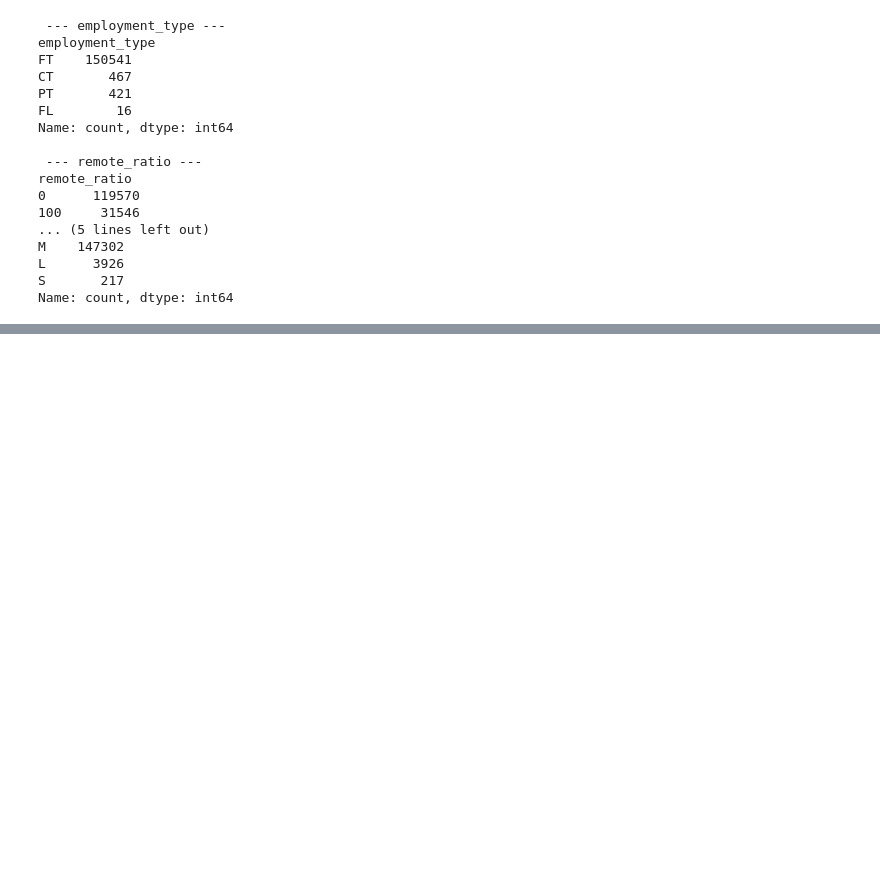
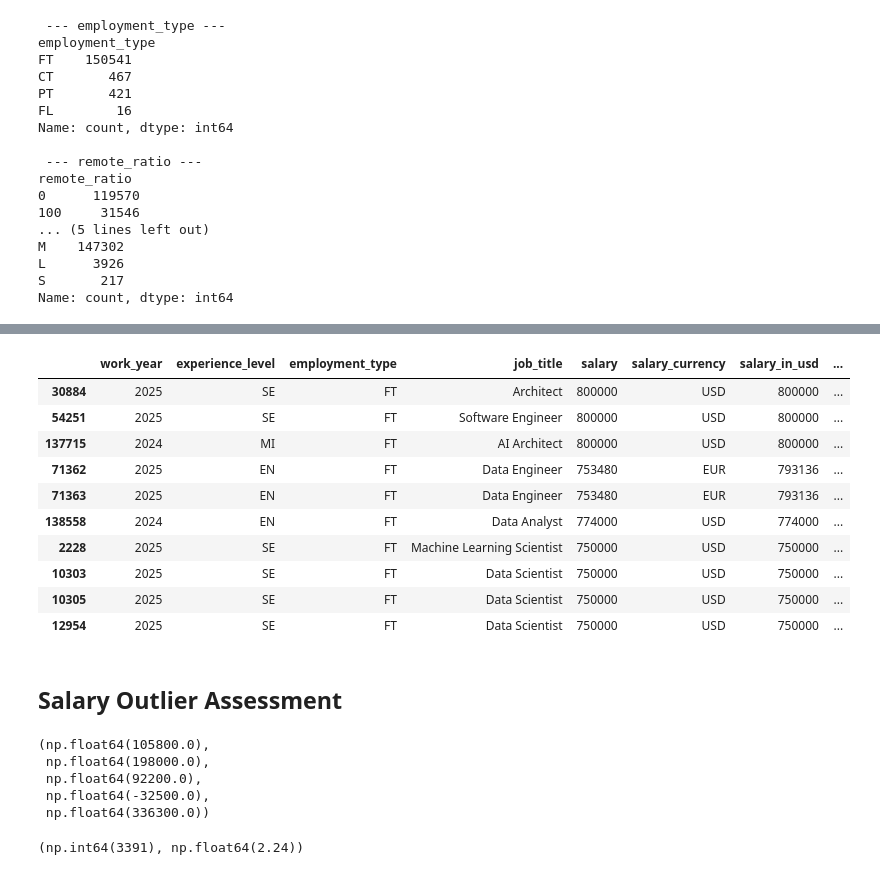
Before and after one commit to nasserAyidh-cs/global-ai-ml-salary-analysis, a Jupyter notebook: notebooks/01_data_understanding.ipynb, the cells around one changed output, grey strips where cells are left out. Cells and saved outputs as stored; diff of their text form; code cells hidden in the pictures; blank space fills up the shorter version.

```diff
--- a/notebooks/01_data_understanding.ipynb
+++ b/notebooks/01_data_understanding.ipynb
@@ -157,0 +224,36 @@ Name: count, dtype: int64
+# %%
+highest_salaries = df_raw.nlargest(
+    10, "salary_in_usd"
+)
+
+highest_salaries
+# %% [output]
+|  | work_year | experience_level | employment_type | job_title | salary | salary_currency | salary_in_usd | ... |
+| 30884 | 2025 | SE | FT | Architect | 800000 | USD | 800000 | ... |
+| 54251 | 2025 | SE | FT | Software Engineer | 800000 | USD | 800000 | ... |
+| 137715 | 2024 | MI | FT | AI Architect | 800000 | USD | 800000 | ... |
+| 71362 | 2025 | EN | FT | Data Engineer | 753480 | EUR | 793136 | ... |
+| 71363 | 2025 | EN | FT | Data Engineer | 753480 | EUR | 793136 | ... |
+| 138558 | 2024 | EN | FT | Data Analyst | 774000 | USD | 774000 | ... |
+| 2228 | 2025 | SE | FT | Machine Learning Scientist | 750000 | USD | 750000 | ... |
+| 10303 | 2025 | SE | FT | Data Scientist | 750000 | USD | 750000 | ... |
+| 10305 | 2025 | SE | FT | Data Scientist | 750000 | USD | 750000 | ... |
+| 12954 | 2025 | SE | FT | Data Scientist | 750000 | USD | 750000 | ... |
+# %% [markdown]
+## Salary Outlier Assessment
+# %%
+q1 = df_raw["salary_in_usd"].quantile(0.25)
+q3 = df_raw["salary_in_usd"].quantile(0.75)
+
+iqr = q3 -q1
+
+lower_bound = q1 - (1.5 * iqr)
+upper_bound = q3 + (1.5 * iqr)
+
+q1, q3,iqr, lower_bound, upper_bound
+# %% [output]
+(np.float64(105800.0),
+ np.float64(198000.0),
+ np.float64(92200.0),
+ np.float64(-32500.0),
+ np.float64(336300.0))
@@ -157,0 +266,10 @@ Name: count, dtype: int64
+# %%
+outlier_count = outlier_mask.sum()
+
+outlier_percentage = (
+    outlier_count / len(df_raw) * 100
+)
+
+outlier_count, round(outlier_percentage, 2)
+# %% [output]
+(np.int64(3391), np.float64(2.24))
```
Also changed, not shown: parts of 10 cells of this notebook.
